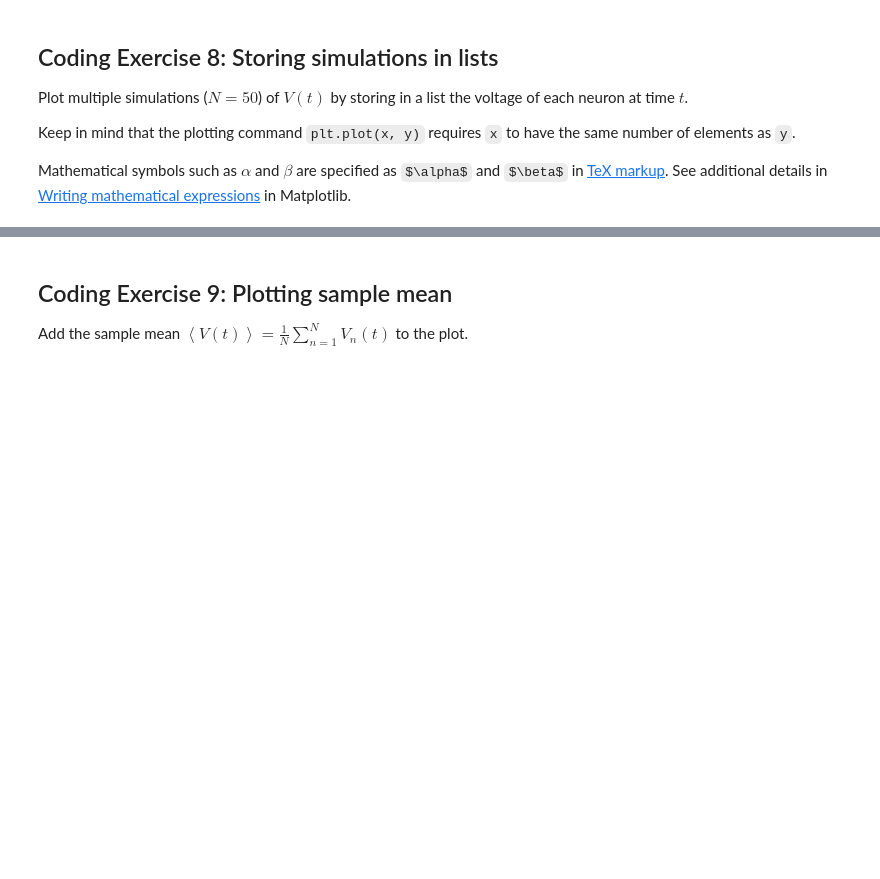
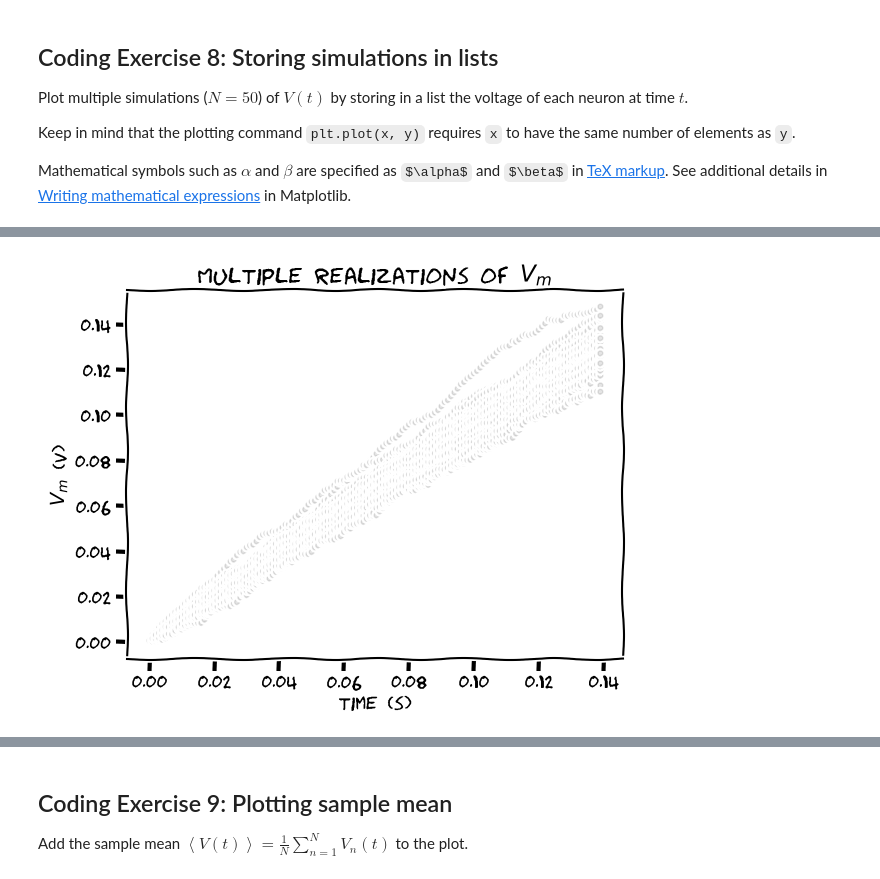
Before and after one commit to atryt0ne/BCS_Introductory_Comp_Neuro, a Jupyter notebook: tutorials/W0D1_PythonWorkshop1/student/W0D1_Tutorial1.ipynb, the cells around one changed output, grey strips where cells are left out. Cells and saved outputs as stored; diff of their text form; code cells hidden in the pictures; blank space fills up the shorter version.

```diff
--- a/tutorials/W0D1_PythonWorkshop1/student/W0D1_Tutorial1.ipynb
+++ b/tutorials/W0D1_PythonWorkshop1/student/W0D1_Tutorial1.ipynb
@@ -223,6 +223,9 @@ Parameters:
 - *stop*: Required. An integer number specifying at which position to stop (not included).
 - *step*: Optional. An integer number specifying the incrementation. Default is 1
 # %%
+import numpy as np
+#define time increment
+dt=0.001
 # Loop for 10 steps, variable 'step' takes values from 0 to 9
 for step in range(10):
 
@@ -230,7 +233,7 @@ for step in range(10):
   t = step * dt
 
   # Compute value of i at this time step
-  i = ...
+  i = i_mean * (1 + np.sin((t * 2 * np.pi) / 0.01))
 
   # Print value of i
   print(i)
@@ -846,18 +933,25 @@ Mathematical symbols such as $\alpha$ and $\beta$ are specified as `$\alpha$` an
 #################################################
 ## TODO for students: fill out code to store v in list ##
 # Fill out code and comment or remove the next line
-raise NotImplementedError("Student exercise: You need to store v in list")
+# raise NotImplementedError("Student exercise: You need to store v in list")
 #################################################
+import numpy as np
+import matplotlib.pyplot as plt
 
 # Set random number generator
 np.random.seed(2020)
+
+# Define values
+t_max=0.14
+tau=1
+dt=0.001
 
 # Initialize step_end and n
 step_end = int(t_max / dt)
 n = 50
 
 # Intiatialize the list v_n with 50 values of membrane leak potential el
-v_n = ...
+v_n = [el]*n
 
 with plt.xkcd():
   # Initialize the figure
@@ -879,10 +973,11 @@ with plt.xkcd():
       i = i_mean * (1 + 0.1 * (t_max/dt)**(0.5) * (2* np.random.random() - 1))
 
       # Compute value of v for this simulation
-      v_n[j] = ...
+      v_n[j] =  v_n[j] + (dt / tau) * (el - v_n[j] + r*i)
 
     # Plot all simulations (use alpha = 0.1 to make each marker slightly transparent)
-    plt.plot(...)
+    plt.plot([t] * n, v_n, 'k.', alpha=0.1)
 
   # Display plot
   plt.show()
+# %% [output]
@@ -889,3 +1001,4 @@ with plt.xkcd():
+[figure, added]
 # %% [markdown]
 [*Click for solution*](https://github.com/NeuromatchAcademy/precourse/tree/main//tutorials/W0D1_PythonWorkshop1/solutions/W0D1_Tutorial1_Solution_04e56444.py)
 
```
Also changed, not shown: parts of 13 cells of this notebook.
